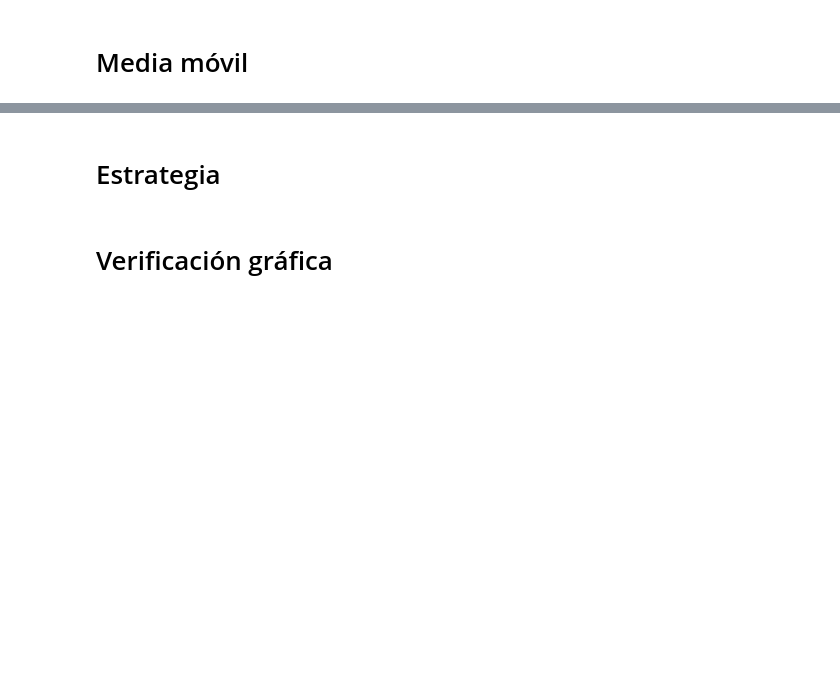
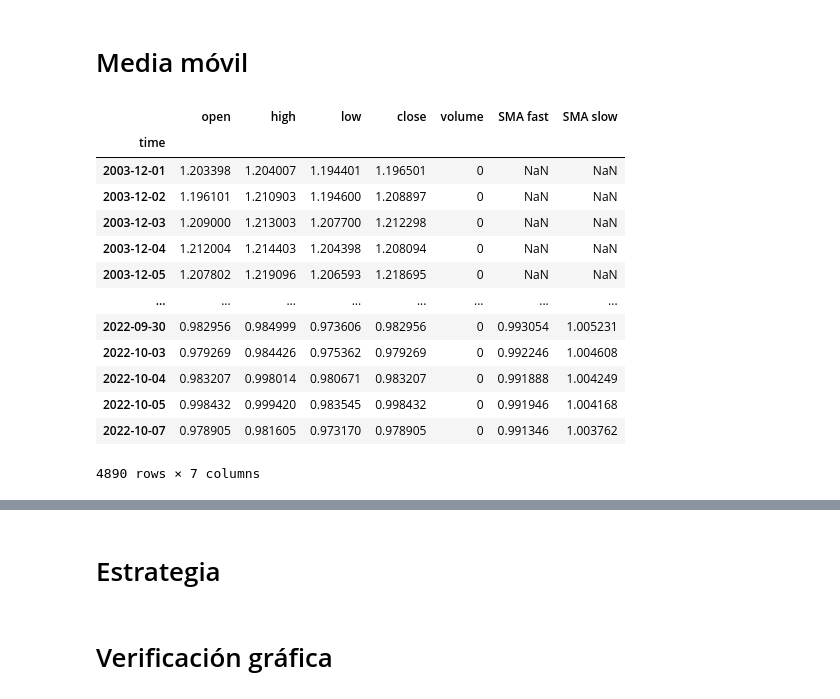
Before and after one commit to yimmyeman/trading-algoritmico-principiantes, a Jupyter notebook: ES_TA_Capítulo_05_Crea_tu_primera_estrategia_de_trading.ipynb, the cells around one changed output, grey strips where cells are left out. Drawn from its saved outputs; the diff is of its cells as text; code cells hidden in the pictures; blank space fills up the shorter version.

```diff
--- a/ES_TA_Capítulo_05_Crea_tu_primera_estrategia_de_trading.ipynb
+++ b/ES_TA_Capítulo_05_Crea_tu_primera_estrategia_de_trading.ipynb
@@ -131,5 +115,22 @@ df["SMA fast"] = df["close"].rolling(30).mean()
 
 # Crear media móvil simple de 60 días
 df["SMA slow"] = df["close"].rolling(60).mean()
+# %%
+df
+# %% [output]
+|  | open | high | low | close | volume | SMA fast | SMA slow |
+| time |  |  |  |  |  |  |  |
+| 2003-12-01 | 1.203398 | 1.204007 | 1.194401 | 1.196501 | 0 | NaN | NaN |
+| 2003-12-02 | 1.196101 | 1.210903 | 1.194600 | 1.208897 | 0 | NaN | NaN |
+| 2003-12-03 | 1.209000 | 1.213003 | 1.207700 | 1.212298 | 0 | NaN | NaN |
+| 2003-12-04 | 1.212004 | 1.214403 | 1.204398 | 1.208094 | 0 | NaN | NaN |
+| 2003-12-05 | 1.207802 | 1.219096 | 1.206593 | 1.218695 | 0 | NaN | NaN |
+| ... | ... | ... | ... | ... | ... | ... | ... |
+| 2022-09-30 | 0.982956 | 0.984999 | 0.973606 | 0.982956 | 0 | 0.993054 | 1.005231 |
+| 2022-10-03 | 0.979269 | 0.984426 | 0.975362 | 0.979269 | 0 | 0.992246 | 1.004608 |
+| 2022-10-04 | 0.983207 | 0.998014 | 0.980671 | 0.983207 | 0 | 0.991888 | 1.004249 |
+| 2022-10-05 | 0.998432 | 0.999420 | 0.983545 | 0.998432 | 0 | 0.991946 | 1.004168 |
+| 2022-10-07 | 0.978905 | 0.981605 | 0.973170 | 0.978905 | 0 | 0.991346 | 1.003762 |
+4890 rows × 7 columns
 # %%
 # Plot the results
```
Also changed, not shown: parts of 10 cells of this notebook, 3 other files.
